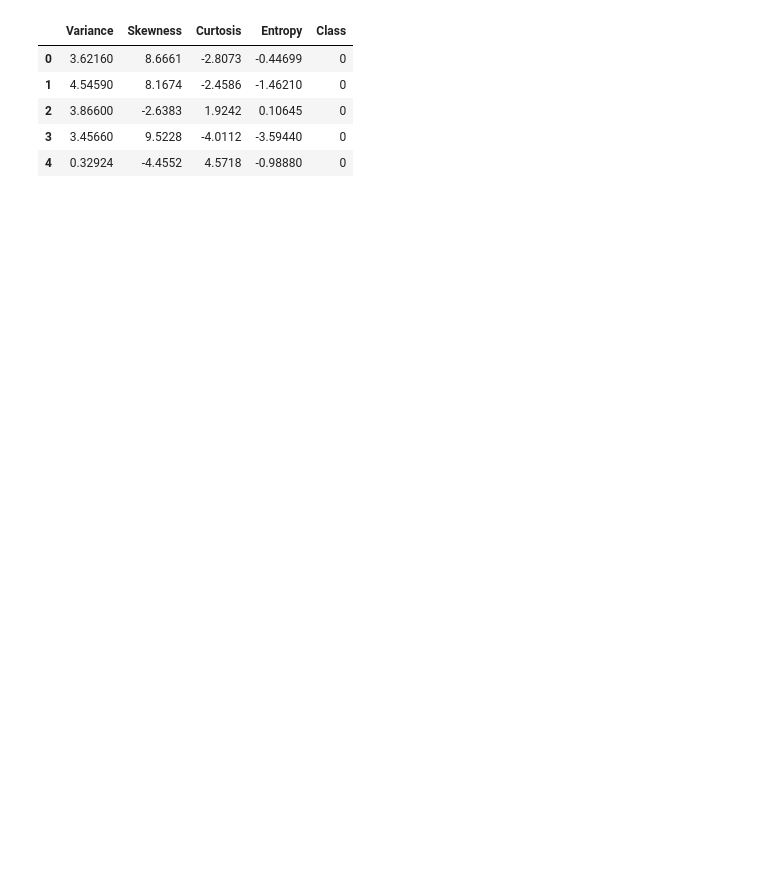
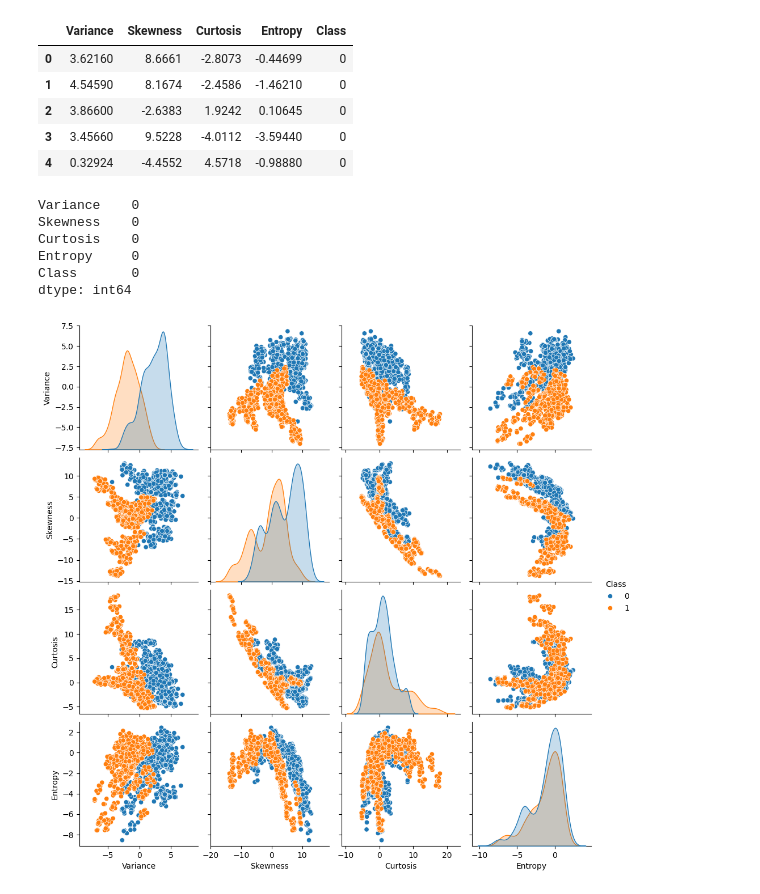
Before and after one commit to AdityaThakare72/Ajeenkya_DYP_Jan2026, a Jupyter notebook: Day9/Random_Forest_Jan19.ipynb, the cells around one changed output. Cells and saved outputs as stored; diff of their text form; code cells hidden in the pictures; blank space fills up the shorter version.

```diff
--- a/Day9/Random_Forest_Jan19.ipynb
+++ b/Day9/Random_Forest_Jan19.ipynb
@@ -18,0 +26,13 @@ df.head()
+# %%
+df.isnull().sum()
+# %% [output]
+Variance    0
+Skewness    0
+Curtosis    0
+Entropy     0
+Class       0
+dtype: int64
+# %%
+sns.pairplot(df, hue='Class');
+# %% [output]
+[figure, added]
```
Also changed, not shown: parts of 1 cell of this notebook.
